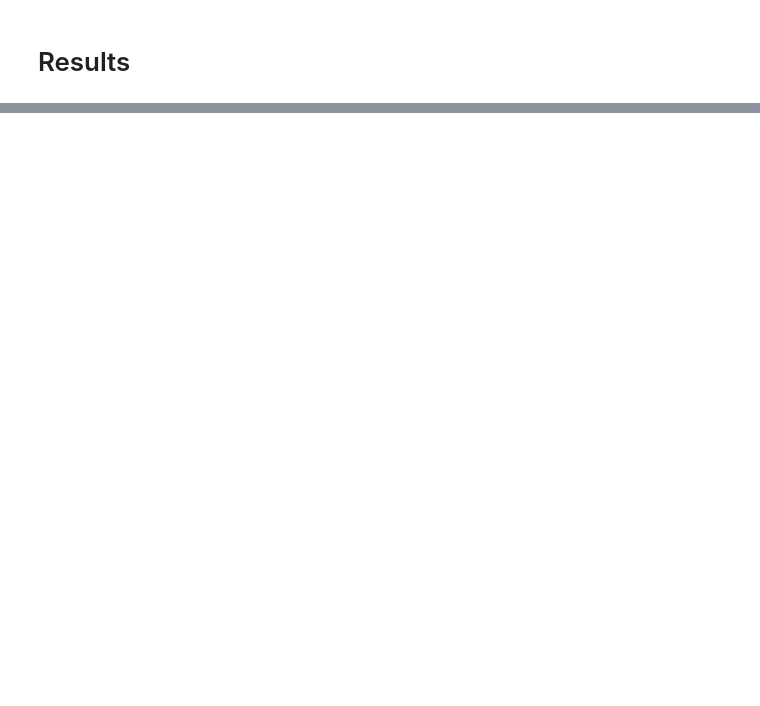
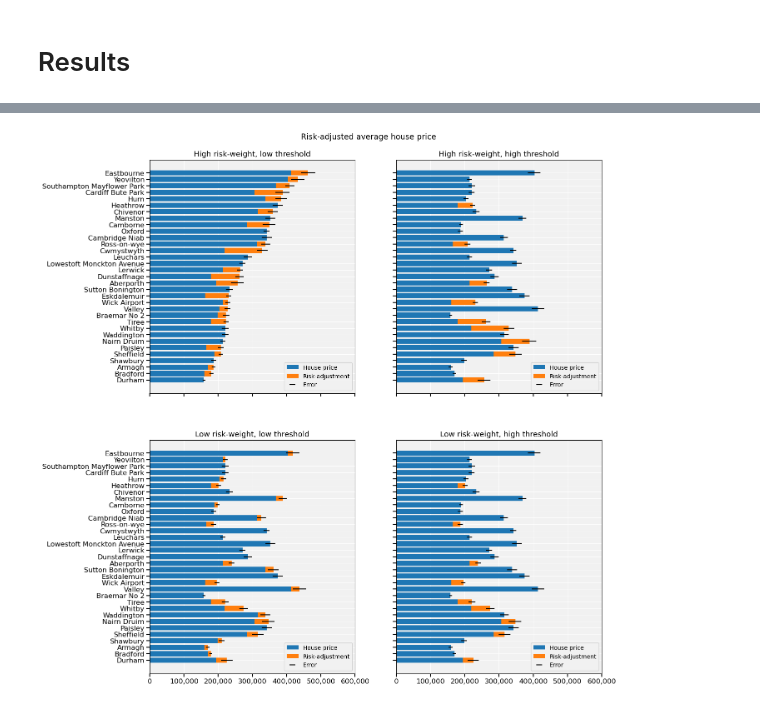
Before and after one commit to GallowayJ/eva, a Jupyter notebook: ExtremeValueAnalysis.ipynb, the cells around one changed output, grey strips where cells are left out. Saved outputs shown, nothing was run; the diff lists cells and outputs as text; code cells hidden in the pictures; blank space fills up the shorter version.

```diff
--- a/ExtremeValueAnalysis.ipynb
+++ b/ExtremeValueAnalysis.ipynb
@@ -538,0 +49,4 @@ stations_clip_gdf = gpd.clip(station_coords_gdf, risk_adj_gdf)
+# %%
+tidier = DataImportUtils.DataMunger(results)
+tidier.tidy_data();
+# tidier.save_data('outputs')
@@ -581,0 +313,24 @@ fig.suptitle(site_name, fontsize=fontsize*1.3);
+# %%
+df_120_5 = geomunger.get_risk_adj_df(risk_threshold=120, risk_weight=.5)
+df_120_25 = geomunger.get_risk_adj_df(risk_threshold=120, risk_weight=.25)
+df_180_25 = geomunger.get_risk_adj_df(risk_threshold=180, risk_weight=.25)
+df_180_5 = geomunger.get_risk_adj_df(risk_threshold=180, risk_weight=.5)
+
+fig, axes = plt.subplots(figsize=(14,16), nrows=2, ncols=2, sharey='row', sharex=True) #
+axes = axes.flatten()
+scenarios = {'High risk-weight, high threshold': df_180_5,
+             'Low risk-weight, low threshold': df_120_25,
+             'Low risk-weight, high threshold': df_180_25,
+            }
+base_scenario = ['High risk-weight, low threshold', df_120_5]
+fig, axes[0], index = plotter.plot_risk_adj_bar(base_scenario[1].sort_values(by='Risk-adjusted house price', ascending=True), fig, axes[0])
+axes[0].set_title(base_scenario[0])
+for idx, each_item in enumerate(scenarios.items(), 1):
+    plotter.plot_risk_adj_bar(each_item[1], fig, axes[idx], index)
+    axes[idx].set_title(each_item[0])
+    axes[idx].set_xticks(axes[idx].get_xticks())
+    axes[idx].set_xticklabels(['{:,}'.format(int(x)) for x in axes[idx].get_xticks().tolist()])
+fig.suptitle('Risk-adjusted average house price', y=0.92);
+fig.savefig('risk_adjusted_house_price_grid.png')
+# %% [output]
+[figure, added]
```
Also changed, not shown: parts of 75 cells of this notebook.
